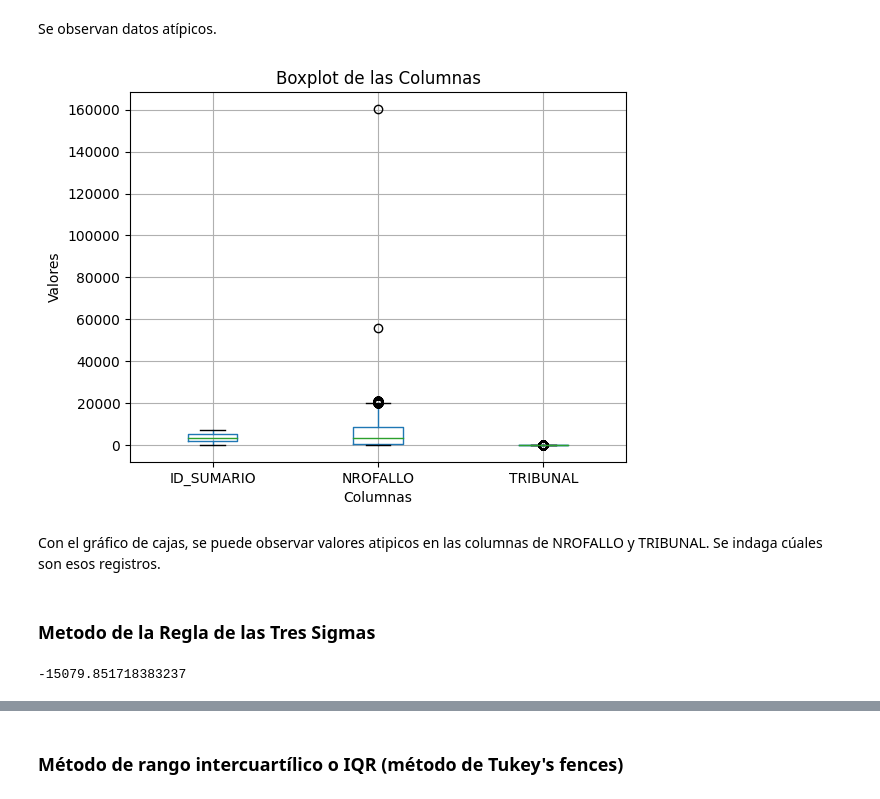
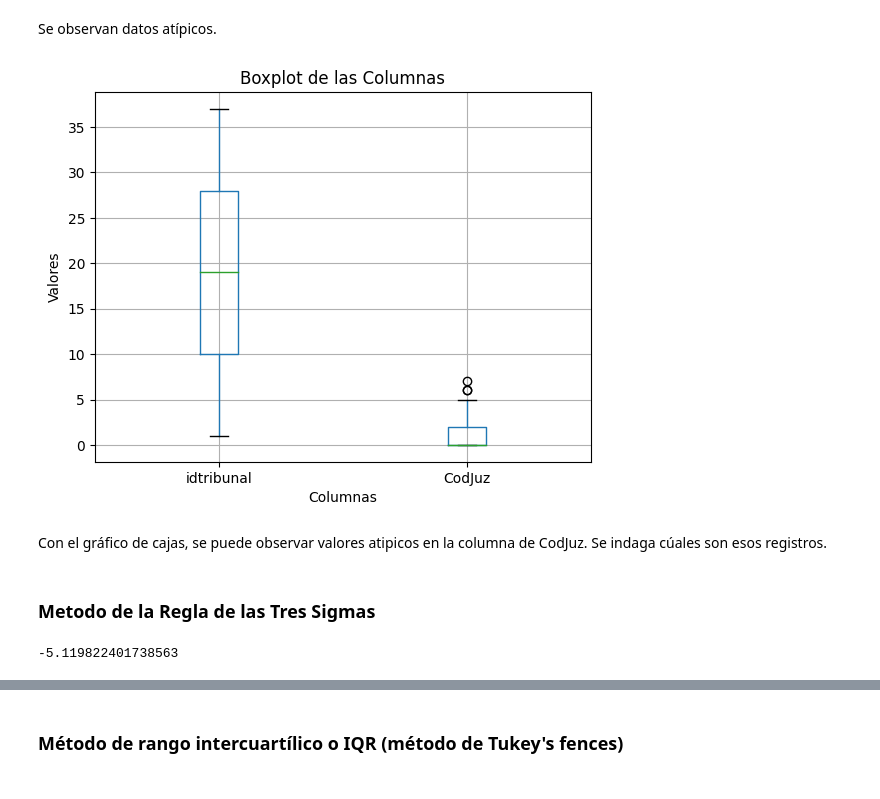
Before and after one commit to melodiromero/juris_etl_eda, a Jupyter notebook: EDA/eda_tribunales.ipynb, the cells around one changed output, grey strips where cells are left out. Cells and saved outputs as stored; diff of their text form; code cells hidden in the pictures.

```diff
--- a/EDA/eda_tribunales.ipynb
+++ b/EDA/eda_tribunales.ipynb
@@ -72,19 +72,19 @@ Se observan datos atípicos.
 # %%
 # Se averigua datos outliers para las variables cualitativas, se crea boxplot para las columnas de interés.
 
-columnas = ['ID_SUMARIO', 'NROFALLO','TRIBUNAL']
+columnas = ['idtribunal', 'CodJuz']
 
 df[columnas].boxplot()
 
 plt.xlabel('Columnas')
 plt.ylabel('Valores')
 plt.title('Boxplot de las Columnas')
 
 plt.show()
 # %% [output]
-[figure, old version]
+[figure, new version]
 # %% [markdown]
-Con el gráfico de cajas, se puede observar valores atipicos en las columnas de NROFALLO y TRIBUNAL. Se indaga cúales son esos registros.
+Con el gráfico de cajas, se puede observar valores atipicos en la columna de CodJuz. Se indaga cúales son esos registros.
 # %% [markdown]
 ### Metodo de la Regla de las Tres Sigmas
 # %%
@@ -92,8 +92,8 @@ Con el gráfico de cajas, se puede observar valores atipicos en las columnas de
 # mínimo = Promedio – 3 * Desviación Estándar
 # máximo = Promedio + 3 * Desviación Estándar
 
-minimo = df['NROFALLO'].mean() - 3 * df['NROFALLO'].std()
+minimo = df['CodJuz'].mean() - 3 * df['CodJuz'].std()
 print(minimo)
 # %% [output]
--15079.851718383237
+-5.119822401738563
 # %%
```
Also changed, not shown: parts of 30 cells of this notebook, 2 other files.
